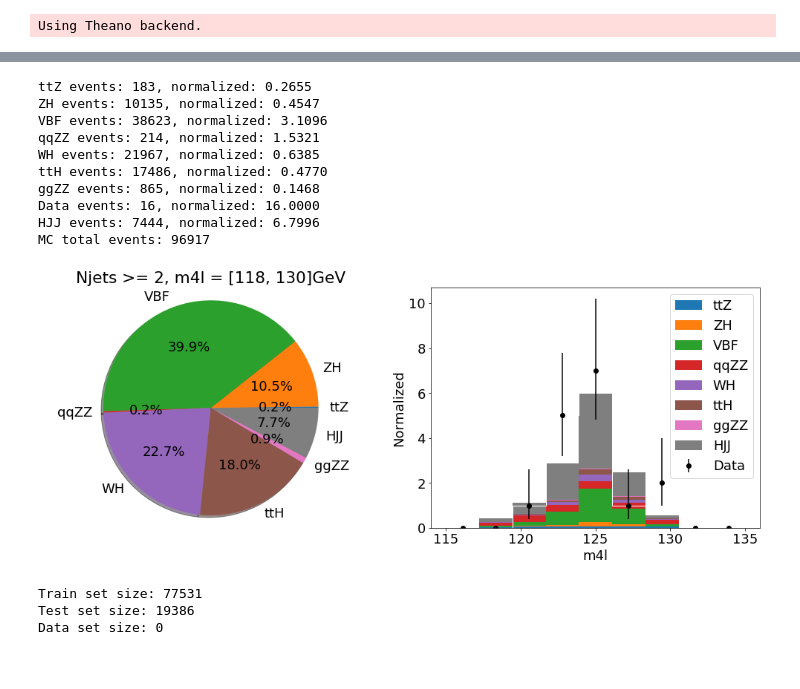
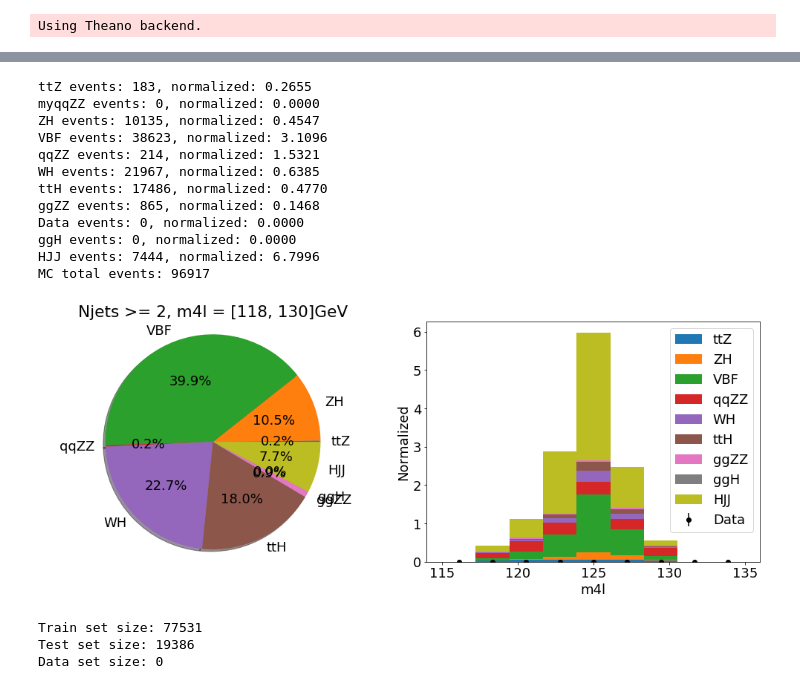
Before and after one commit to mmelodea/JupyterCodes, a Jupyter notebook: DNN/EventDNN_ControlSets.ipynb, the cells around one changed output, grey strips where cells are left out. Drawn from its saved outputs; the diff is of its cells as text; code cells hidden in the pictures.

```diff
--- a/DNN/EventDNN_ControlSets.ipynb
+++ b/DNN/EventDNN_ControlSets.ipynb
@@ -45,8 +47,8 @@ filein = open('hzz4l_{0}jets_m4l{1}-{2}GeV_shuffledFS.pkl'.format(njets,min4lmas
 events = pickle.load( filein )
 filein.close()
 # %%
-del events['myqqZZ']
-del events['ggH']
+#del events['myqqZZ']
+#del events['ggH']
 
 #shows events and statistics
 class_weight = {}
@@ -56,7 +58,7 @@ for ik in events:
     sumw = 0
     nevents = len(events[ik])
     for i in range(len(events[ik])):
-        sumw += events[ik][i][2]
+        sumw += events[ik][i][0]
 
     print '%s events: %i, normalized: %.4f' % (ik,nevents,sumw)
     class_weight[ik] = sumw
@@ -74,13 +76,15 @@ class_weight['WH'] = vhcw
 class_weight['ZH'] = vhcw
 # %% [output]
 ttZ events: 183, normalized: 0.2655
+myqqZZ events: 0, normalized: 0.0000
 ZH events: 10135, normalized: 0.4547
 VBF events: 38623, normalized: 3.1096
 qqZZ events: 214, normalized: 1.5321
 WH events: 21967, normalized: 0.6385
 ttH events: 17486, normalized: 0.4770
 ggZZ events: 865, normalized: 0.1468
-Data events: 16, normalized: 16.0000
+Data events: 0, normalized: 0.0000
+ggH events: 0, normalized: 0.0000
 HJJ events: 7444, normalized: 6.7996
 MC total events: 96917
 # %%
@@ -114,43 +118,43 @@ for ik in events:
         w = []
         m = []
         for iev in range(len(events[ik])):
-                w.append(events[ik][iev][2])
-                m.append(events[ik][iev][3])
+                w.append(events[ik][iev][0])
+                m.append(events[ik][iev][42])
         weights.append(w)
         masses4l.append(m)
     else:
         for iev in range(len(events[ik])):
-                dmasses4l.append(events[ik][iev][3])
+                dmasses4l.append(events[ik][iev][42])
 
 
 bins = np.linspace(115,135,10)
 pyp.hist(masses4l, bins, weights=weights, histtype='bar', stacked=True, label=components)
 
 n, bins, _ = pyp.hist(dmasses4l, bins, histtype='step', color='white')
 mid = 0.5*(bins[1:] + bins[:-1])
 eyh = []
 eyl = []
 for i in range(len(n)):
     if(n[i] != 0):
         eyl.append( -0.5+math.sqrt(n[i]+0.25) )
         eyh.append( 0.5+math.sqrt(n[i]+0.25) )
     else:
         eyl.append(0)
         eyh.append(0)
     #print 'eyl: %.2f, eyh: %.2f' % (eyl[i],eyh[i])
 m4l_err = [eyl,eyh]
 pyp.errorbar(mid, n, yerr=m4l_err, fmt='o', color='black', label='Data')
 
 pyp.xlabel('m4l')
 pyp.ylabel('Normalized')
 #pyp.ylim([0.001,10])
 pyp.legend(loc='upper right')
 #pyp.gca().set_yscale("log")
 
 pyp.tight_layout()
 fig = pyp.show()
 # %% [output]
-[figure, old version]
+[figure, new version]
 # %%
 #creates a copy from orig events
 orig_events = events
```
Also changed, not shown: parts of 17 cells of this notebook, 2 other files.
